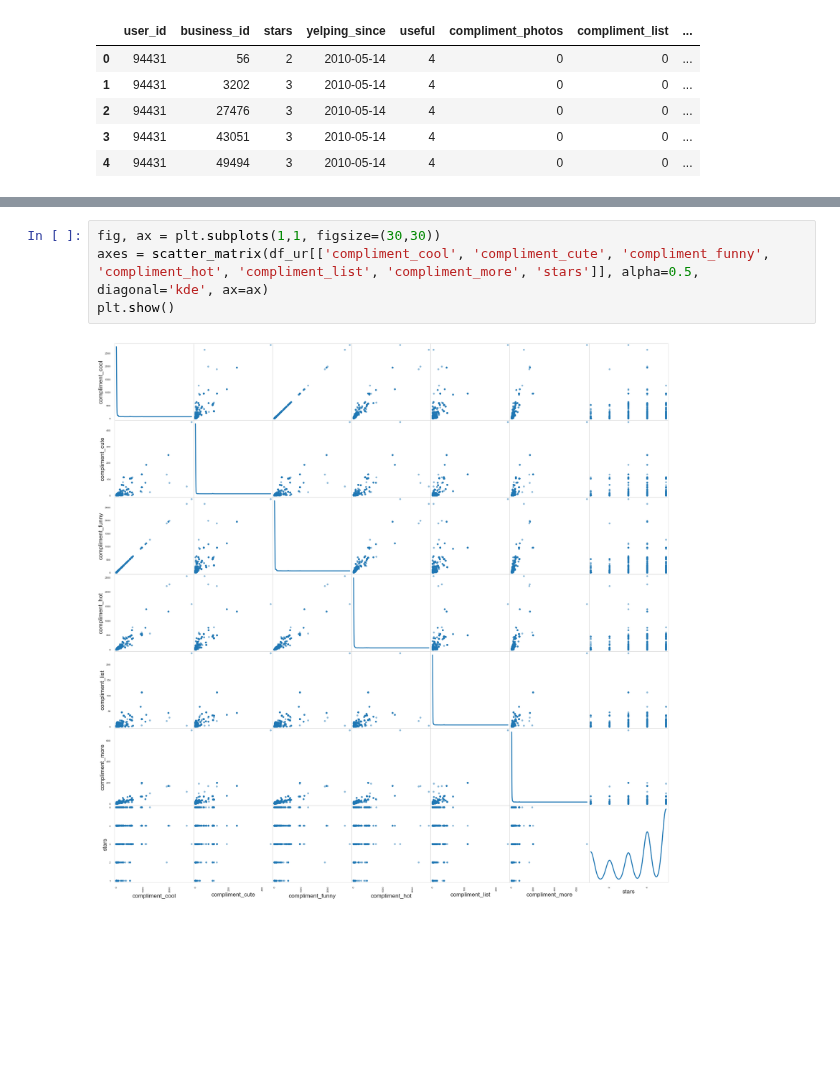
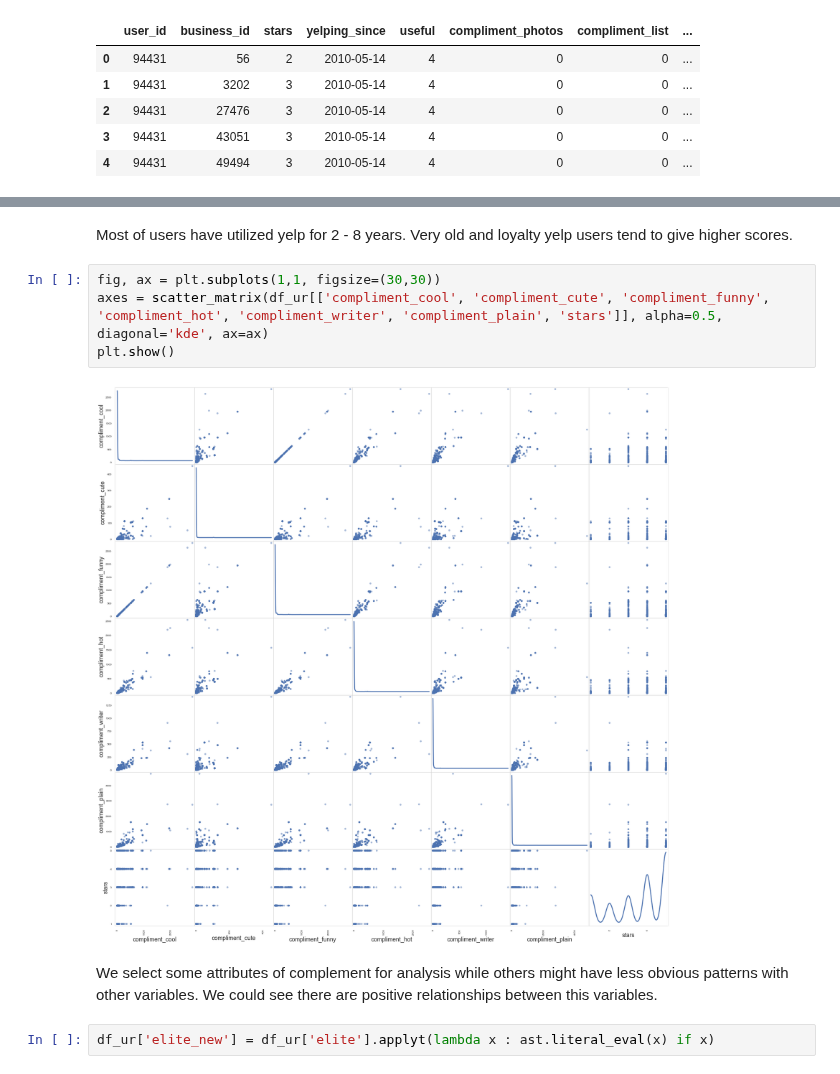
Before and after one commit to xuwd11/Recommender_Systems, a Jupyter notebook: 03_EDA.ipynb, the cells around one changed output, grey strips where cells are left out. Cells and saved outputs as stored; diff of their text form; blank space fills up the shorter version.

```diff
--- a/03_EDA.ipynb
+++ b/03_EDA.ipynb
@@ -515,6 +643,12 @@ sns.boxplot(x='lasting', y='stars', data=df_ur);
+# %% [markdown]
+Most of users have utilized yelp for 2 - 8 years. Very old and loyalty yelp users tend to give higher scores.
 # %%
 fig, ax = plt.subplots(1,1, figsize=(30,30))
-axes = scatter_matrix(df_ur[['compliment_cool', 'compliment_cute', 'compliment_funny', 'compliment_hot', 'compliment_list', 'compliment_more', 'stars']], alpha=0.5, diagonal='kde', ax=ax)
+axes = scatter_matrix(df_ur[['compliment_cool', 'compliment_cute', 'compliment_funny', 'compliment_hot', 'compliment_writer', 'compliment_plain', 'stars']], alpha=0.5, diagonal='kde', ax=ax)
 plt.show()
 # %% [output]
-[figure, old version]
+[figure, new version]
+# %% [markdown]
+We select some attributes of complement for analysis while others might have less obvious patterns with other variables. We could see there are positive relationships between this variables.
+# %%
+df_ur['elite_new'] = df_ur['elite'].applyt(lambda x : ast.literal_eval(x) if x)
```
Also changed, not shown: parts of 59 cells of this notebook.
